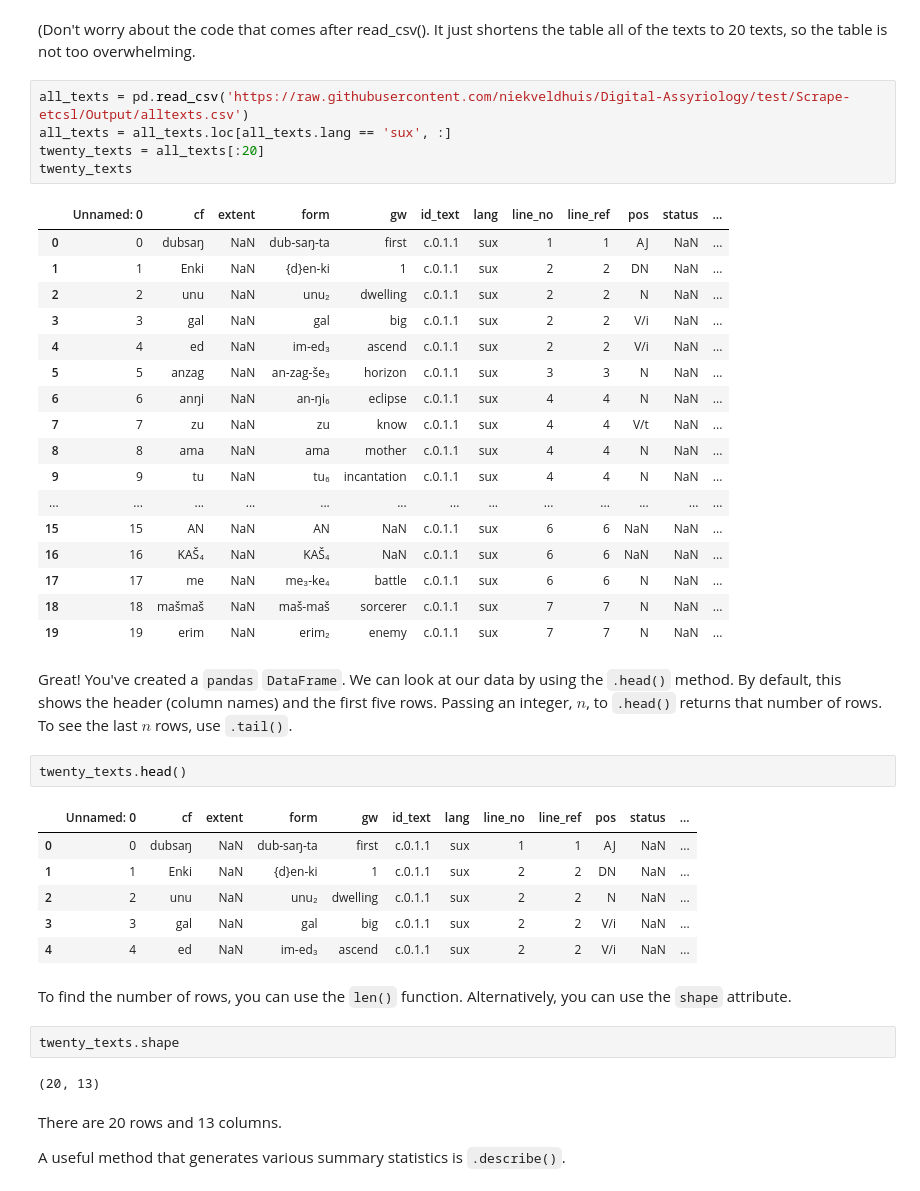
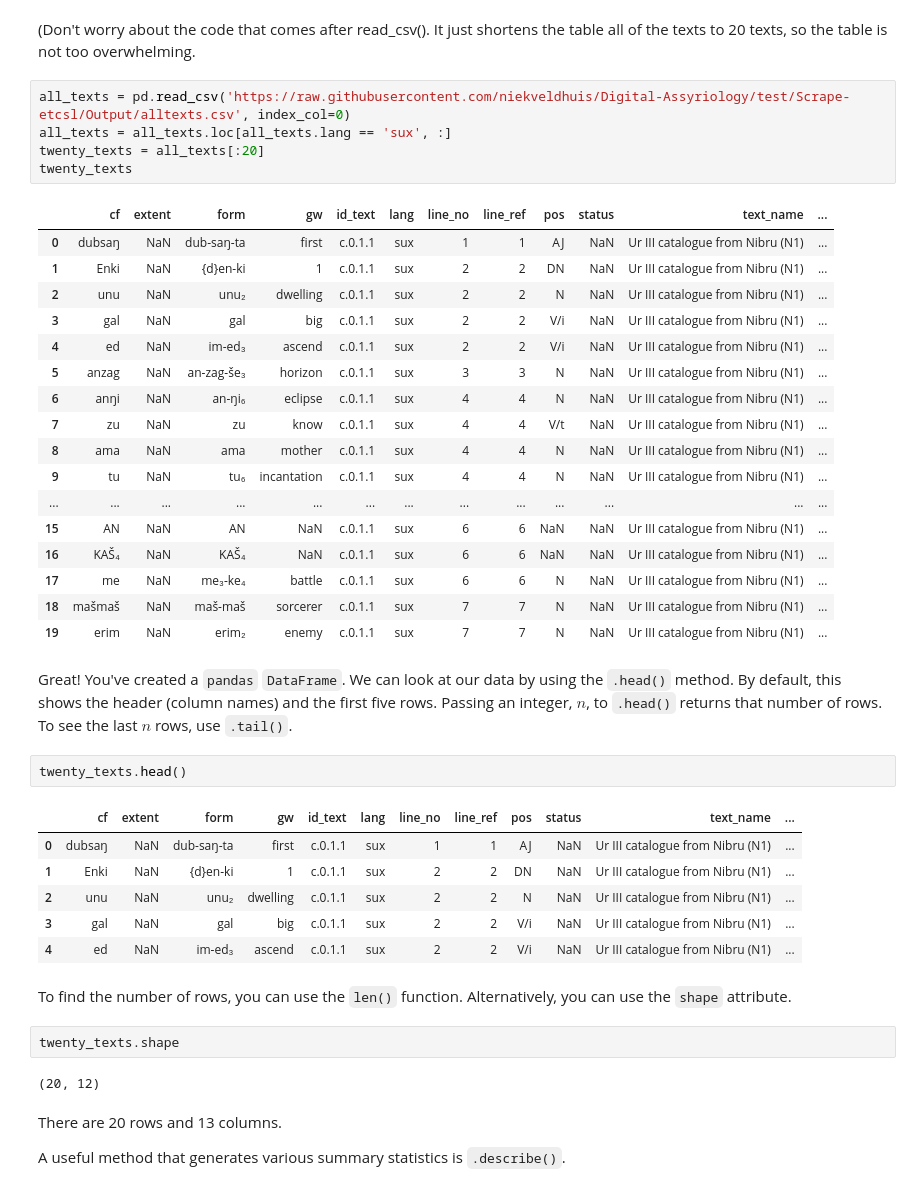
Before and after one commit to ds-modules/CUNEIF-102A, a Jupyter notebook: ModuleDraft/IntroToPandas copy/introduction-to-pandas.ipynb, the cells around one changed output. Cells and saved outputs as stored; diff of their text form.

```diff
--- a/ModuleDraft/IntroToPandas copy/introduction-to-pandas.ipynb
+++ b/ModuleDraft/IntroToPandas copy/introduction-to-pandas.ipynb
@@ -34,45 +34,45 @@ Notice that we call `read_csv()` using the `pd` abbreviation from the import sta
 # %% [markdown]
 (Don't worry about the code that comes after read_csv(). It just shortens the table all of the texts to 20 texts, so the table is not too overwhelming.
 # %%
-all_texts = pd.read_csv('https://raw.githubusercontent.com/niekveldhuis/Digital-Assyriology/test/Scrape-etcsl/Output/alltexts.csv')
+all_texts = pd.read_csv('https://raw.githubusercontent.com/niekveldhuis/Digital-Assyriology/test/Scrape-etcsl/Output/alltexts.csv', index_col=0)
 all_texts = all_texts.loc[all_texts.lang == 'sux', :]
 twenty_texts = all_texts[:20]
 twenty_texts
 # %% [output]
-|  | Unnamed: 0 | cf | extent | form | gw | id_text | lang | line_no | line_ref | pos | status | ... |
-| 0 | 0 | dubsaŋ | NaN | dub-saŋ-ta | first | c.0.1.1 | sux | 1 | 1 | AJ | NaN | ... |
-| 1 | 1 | Enki | NaN | {d}en-ki | 1 | c.0.1.1 | sux | 2 | 2 | DN | NaN | ... |
-| 2 | 2 | unu | NaN | unu₂ | dwelling | c.0.1.1 | sux | 2 | 2 | N | NaN | ... |
-| 3 | 3 | gal | NaN | gal | big | c.0.1.1 | sux | 2 | 2 | V/i | NaN | ... |
-| 4 | 4 | ed | NaN | im-ed₃ | ascend | c.0.1.1 | sux | 2 | 2 | V/i | NaN | ... |
-| 5 | 5 | anzag | NaN | an-zag-še₃ | horizon | c.0.1.1 | sux | 3 | 3 | N | NaN | ... |
-| 6 | 6 | anŋi | NaN | an-ŋi₆ | eclipse | c.0.1.1 | sux | 4 | 4 | N | NaN | ... |
-| 7 | 7 | zu | NaN | zu | know | c.0.1.1 | sux | 4 | 4 | V/t | NaN | ... |
-| 8 | 8 | ama | NaN | ama | mother | c.0.1.1 | sux | 4 | 4 | N | NaN | ... |
-| 9 | 9 | tu | NaN | tu₆ | incantation | c.0.1.1 | sux | 4 | 4 | N | NaN | ... |
+|  | cf | extent | form | gw | id_text | lang | line_no | line_ref | pos | status | text_name | ... |
+| 0 | dubsaŋ | NaN | dub-saŋ-ta | first | c.0.1.1 | sux | 1 | 1 | AJ | NaN | Ur III catalogue from Nibru (N1) | ... |
+| 1 | Enki | NaN | {d}en-ki | 1 | c.0.1.1 | sux | 2 | 2 | DN | NaN | Ur III catalogue from Nibru (N1) | ... |
+| 2 | unu | NaN | unu₂ | dwelling | c.0.1.1 | sux | 2 | 2 | N | NaN | Ur III catalogue from Nibru (N1) | ... |
+| 3 | gal | NaN | gal | big | c.0.1.1 | sux | 2 | 2 | V/i | NaN | Ur III catalogue from Nibru (N1) | ... |
+| 4 | ed | NaN | im-ed₃ | ascend | c.0.1.1 | sux | 2 | 2 | V/i | NaN | Ur III catalogue from Nibru (N1) | ... |
+| 5 | anzag | NaN | an-zag-še₃ | horizon | c.0.1.1 | sux | 3 | 3 | N | NaN | Ur III catalogue from Nibru (N1) | ... |
+| 6 | anŋi | NaN | an-ŋi₆ | eclipse | c.0.1.1 | sux | 4 | 4 | N | NaN | Ur III catalogue from Nibru (N1) | ... |
+| 7 | zu | NaN | zu | know | c.0.1.1 | sux | 4 | 4 | V/t | NaN | Ur III catalogue from Nibru (N1) | ... |
+| 8 | ama | NaN | ama | mother | c.0.1.1 | sux | 4 | 4 | N | NaN | Ur III catalogue from Nibru (N1) | ... |
+| 9 | tu | NaN | tu₆ | incantation | c.0.1.1 | sux | 4 | 4 | N | NaN | Ur III catalogue from Nibru (N1) | ... |
 | ... | ... | ... | ... | ... | ... | ... | ... | ... | ... | ... | ... | ... |
-| 15 | 15 | AN | NaN | AN | NaN | c.0.1.1 | sux | 6 | 6 | NaN | NaN | ... |
-| 16 | 16 | KAŠ₄ | NaN | KAŠ₄ | NaN | c.0.1.1 | sux | 6 | 6 | NaN | NaN | ... |
-| 17 | 17 | me | NaN | me₃-ke₄ | battle | c.0.1.1 | sux | 6 | 6 | N | NaN | ... |
-| 18 | 18 | mašmaš | NaN | maš-maš | sorcerer | c.0.1.1 | sux | 7 | 7 | N | NaN | ... |
-| 19 | 19 | erim | NaN | erim₂ | enemy | c.0.1.1 | sux | 7 | 7 | N | NaN | ... |
+| 15 | AN | NaN | AN | NaN | c.0.1.1 | sux | 6 | 6 | NaN | NaN | Ur III catalogue from Nibru (N1) | ... |
+| 16 | KAŠ₄ | NaN | KAŠ₄ | NaN | c.0.1.1 | sux | 6 | 6 | NaN | NaN | Ur III catalogue from Nibru (N1) | ... |
+| 17 | me | NaN | me₃-ke₄ | battle | c.0.1.1 | sux | 6 | 6 | N | NaN | Ur III catalogue from Nibru (N1) | ... |
+| 18 | mašmaš | NaN | maš-maš | sorcerer | c.0.1.1 | sux | 7 | 7 | N | NaN | Ur III catalogue from Nibru (N1) | ... |
+| 19 | erim | NaN | erim₂ | enemy | c.0.1.1 | sux | 7 | 7 | N | NaN | Ur III catalogue from Nibru (N1) | ... |
 # %% [markdown]
 Great! You've created a `pandas` `DataFrame`. We can look at our data by using the `.head()` method. By default, this shows the header (column names) and the first five rows. Passing an integer, $n$, to `.head()` returns that number of rows. To see the last $n$ rows, use `.tail()`.
 # %%
 twenty_texts.head()
 # %% [output]
-|  | Unnamed: 0 | cf | extent | form | gw | id_text | lang | line_no | line_ref | pos | status | ... |
-| 0 | 0 | dubsaŋ | NaN | dub-saŋ-ta | first | c.0.1.1 | sux | 1 | 1 | AJ | NaN | ... |
-| 1 | 1 | Enki | NaN | {d}en-ki | 1 | c.0.1.1 | sux | 2 | 2 | DN | NaN | ... |
-| 2 | 2 | unu | NaN | unu₂ | dwelling | c.0.1.1 | sux | 2 | 2 | N | NaN | ... |
-| 3 | 3 | gal | NaN | gal | big | c.0.1.1 | sux | 2 | 2 | V/i | NaN | ... |
-| 4 | 4 | ed | NaN | im-ed₃ | ascend | c.0.1.1 | sux | 2 | 2 | V/i | NaN | ... |
+|  | cf | extent | form | gw | id_text | lang | line_no | line_ref | pos | status | text_name | ... |
+| 0 | dubsaŋ | NaN | dub-saŋ-ta | first | c.0.1.1 | sux | 1 | 1 | AJ | NaN | Ur III catalogue from Nibru (N1) | ... |
+| 1 | Enki | NaN | {d}en-ki | 1 | c.0.1.1 | sux | 2 | 2 | DN | NaN | Ur III catalogue from Nibru (N1) | ... |
+| 2 | unu | NaN | unu₂ | dwelling | c.0.1.1 | sux | 2 | 2 | N | NaN | Ur III catalogue from Nibru (N1) | ... |
+| 3 | gal | NaN | gal | big | c.0.1.1 | sux | 2 | 2 | V/i | NaN | Ur III catalogue from Nibru (N1) | ... |
+| 4 | ed | NaN | im-ed₃ | ascend | c.0.1.1 | sux | 2 | 2 | V/i | NaN | Ur III catalogue from Nibru (N1) | ... |
 # %% [markdown]
 To find the number of rows, you can use the `len()` function. Alternatively, you can use the `shape` attribute.
 # %%
 twenty_texts.shape
 # %% [output]
-(20, 13)
+(20, 12)
 # %% [markdown]
 There are 20 rows and 13 columns.
 
```
Also changed, not shown: parts of 4 cells of this notebook, 2 other files.
